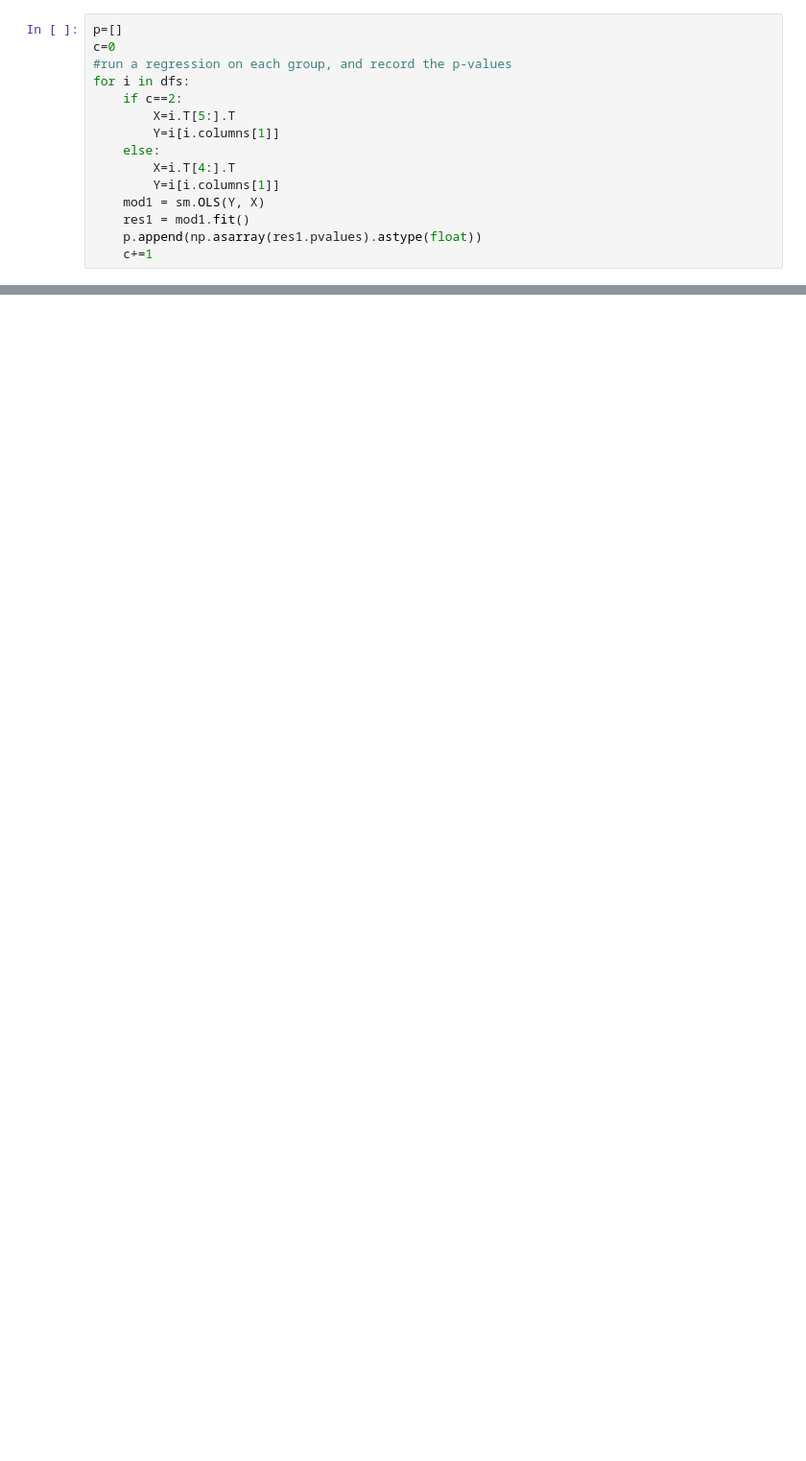
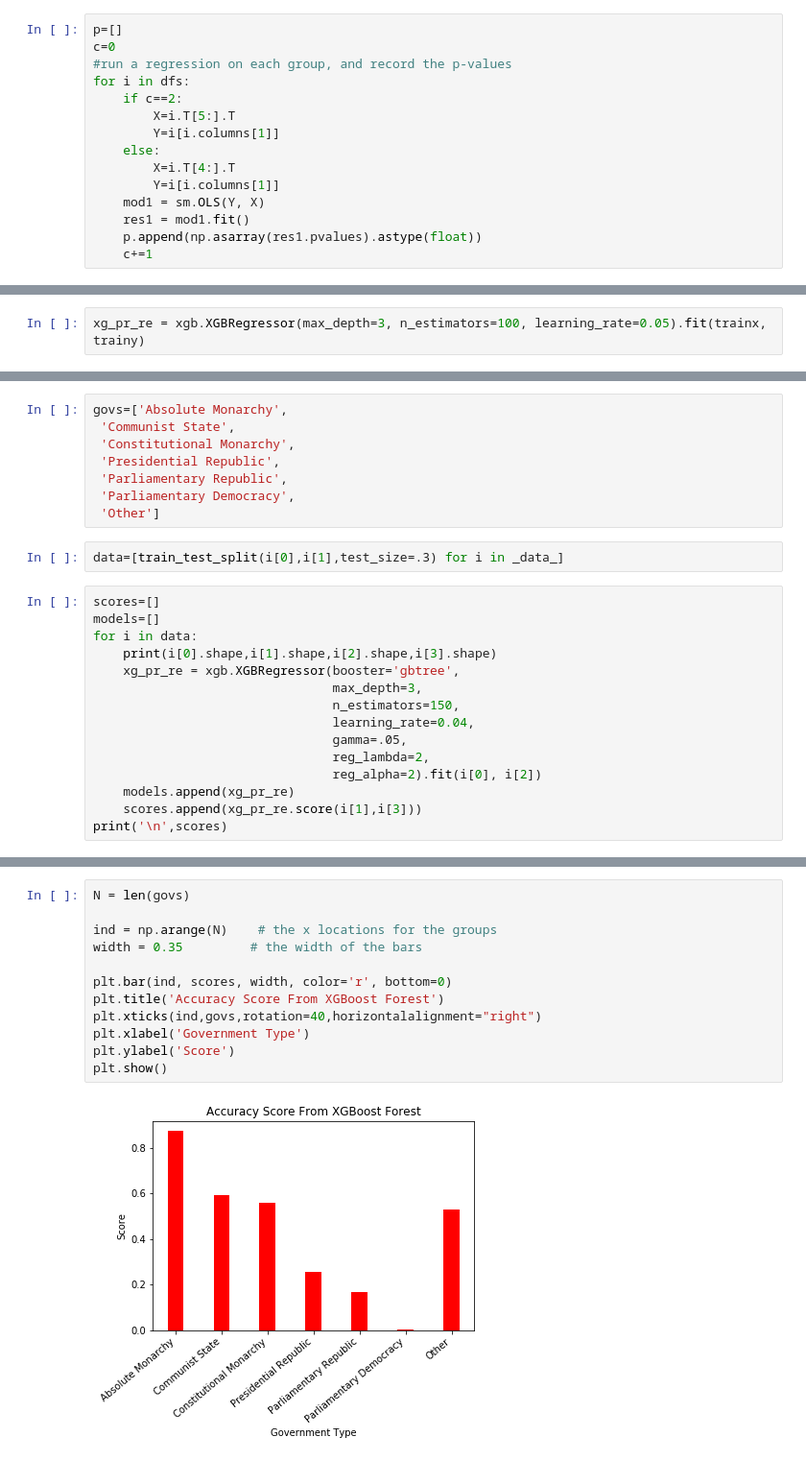
Before and after one commit to bruces12/My_Projects, a Jupyter notebook: Git_hub_Stuff/GDP_modeling/auxiliary_code.ipynb, the cells around one changed output, grey strips where cells are left out. Shown: that part at 96% size. Saved outputs shown, nothing was run; the diff lists cells and outputs as text; blank space fills up the shorter version.

```diff
--- a/Git_hub_Stuff/GDP_modeling/auxiliary_code.ipynb
+++ b/Git_hub_Stuff/GDP_modeling/auxiliary_code.ipynb
@@ -628,0 +687,2 @@ plt.show()
+# %%
+xg_pr_re = xgb.XGBRegressor(max_depth=3, n_estimators=100, learning_rate=0.05).fit(trainx, trainy)
@@ -628,0 +693,25 @@ plt.show()
+# %%
+govs=['Absolute Monarchy',
+ 'Communist State',
+ 'Constitutional Monarchy',
+ 'Presidential Republic',
+ 'Parliamentary Republic',
+ 'Parliamentary Democracy',
+ 'Other']
+# %%
+data=[train_test_split(i[0],i[1],test_size=.3) for i in _data_]
+# %%
+scores=[]
+models=[]
+for i in data:
+    print(i[0].shape,i[1].shape,i[2].shape,i[3].shape)
+    xg_pr_re = xgb.XGBRegressor(booster='gbtree',
+                                max_depth=3,
+                                n_estimators=150,
+                                learning_rate=0.04,
+                                gamma=.05,
+                                reg_lambda=2,
+                                reg_alpha=2).fit(i[0], i[2])
+    models.append(xg_pr_re)
+    scores.append(xg_pr_re.score(i[1],i[3]))
+print('\n',scores)
@@ -628,0 +728,14 @@ plt.show()
+# %%
+N = len(govs)
+
+ind = np.arange(N)    # the x locations for the groups
+width = 0.35         # the width of the bars
+
+plt.bar(ind, scores, width, color='r', bottom=0)
+plt.title('Accuracy Score From XGBoost Forest')
+plt.xticks(ind,govs,rotation=40,horizontalalignment="right")
+plt.xlabel('Government Type')
+plt.ylabel('Score')
+plt.show()
+# %% [output]
+[figure, added]
```
Also changed, not shown: parts of 44 cells of this notebook, 1 other file.
